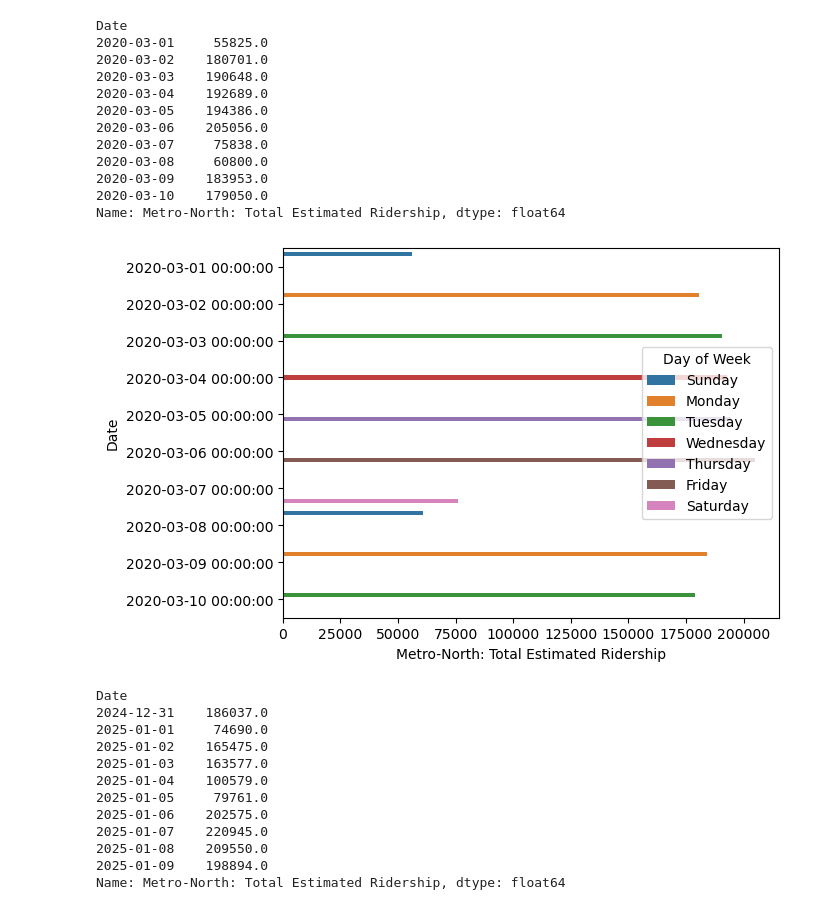
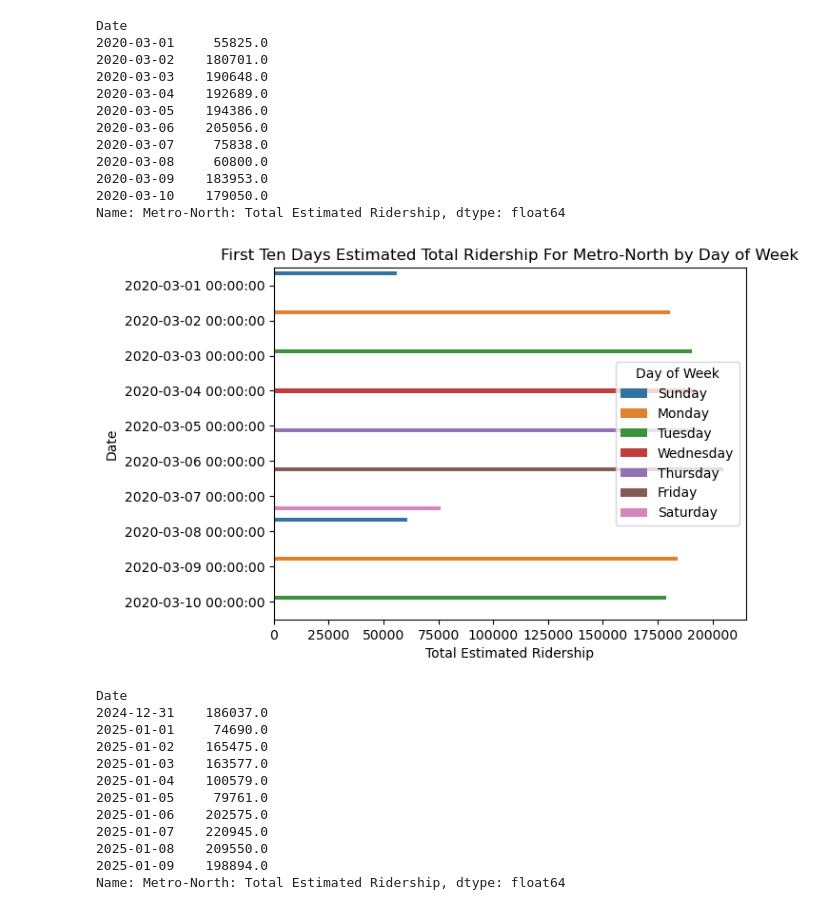
Before and after one commit to alishanstyles/MTA-Daily-Ridership, a Jupyter notebook: Untitled.ipynb, the cells around one changed output. Cells and saved outputs as stored; diff of their text form; code cells hidden in the pictures.

```diff
--- a/Untitled.ipynb
+++ b/Untitled.ipynb
@@ -620,10 +628,14 @@ Name: Metro-North: Total Estimated Ridership, dtype: float64
 # %%
 sns.barplot(data = first_ten,
             x = 'Metro-North: Total Estimated Ridership',
             y = 'Date',
-            hue = 'Day of Week');
+            hue = 'Day of Week')
+plt.title('First Ten Days Estimated Total Ridership For Metro-North by Day of Week')
+plt.xlabel('Total Estimated Ridership')
+plt.ylabel('Date')
+plt.savefig('barplot7');
 # %% [output]
-[figure, old version]
+[figure, new version]
 # %%
 last_ten.groupby('Date')['Metro-North: Total Estimated Ridership'].mean()
 # %% [output]
```
Also changed, not shown: parts of 5 cells of this notebook, 6 other files.
